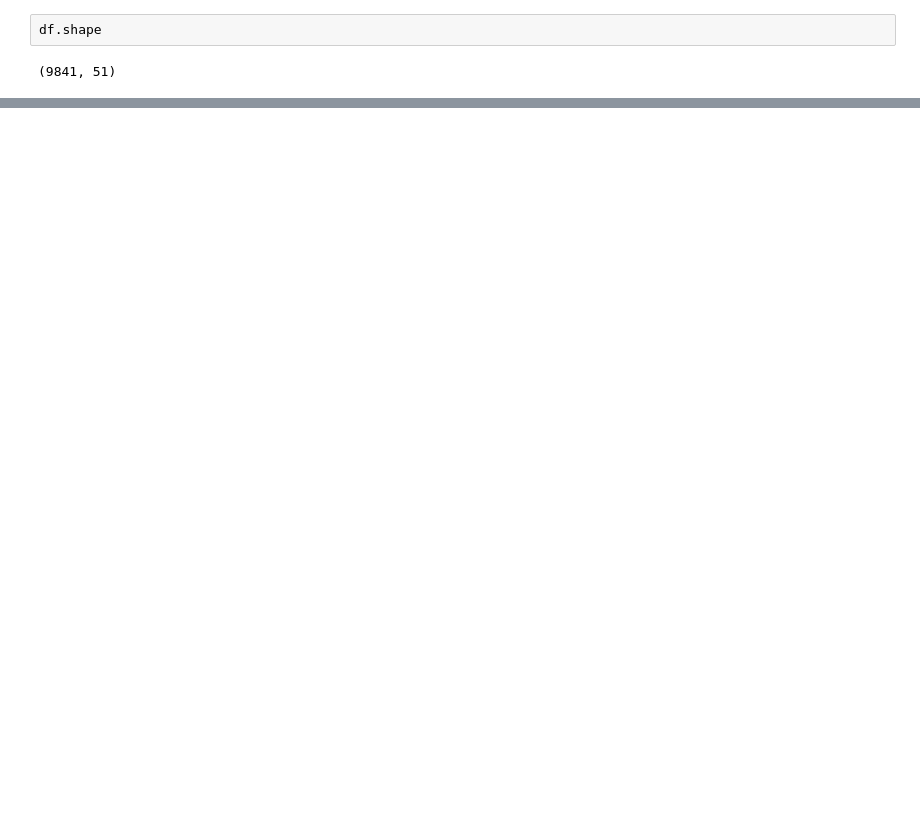
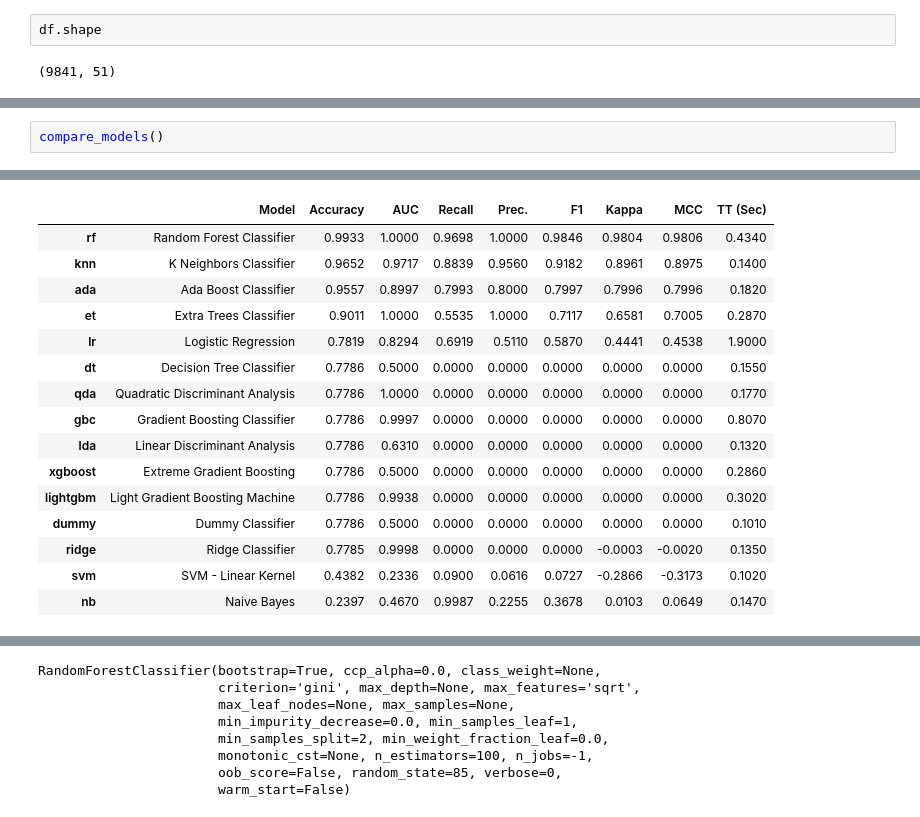
Before and after one commit to mohammadakhoundi1/Ethereum-Fraud-Detection, a Jupyter notebook: ET.ipynb, the cells around one changed output, grey strips where cells are left out. Drawn from its saved outputs; the diff is of its cells as text; blank space fills up the shorter version.

Commit message:
Initial commit reading data and basic analysis

```diff
--- a/ET.ipynb
+++ b/ET.ipynb
@@ -23,0 +57,3 @@ NameError: name 'dsad' is not defined
+# %%
+compare_models()
+# %% [output]
@@ -23,0 +61,16 @@ NameError: name 'dsad' is not defined
+|  | Model | Accuracy | AUC | Recall | Prec. | F1 | Kappa | MCC | TT (Sec) |
+| rf | Random Forest Classifier | 0.9933 | 1.0000 | 0.9698 | 1.0000 | 0.9846 | 0.9804 | 0.9806 | 0.4340 |
+| knn | K Neighbors Classifier | 0.9652 | 0.9717 | 0.8839 | 0.9560 | 0.9182 | 0.8961 | 0.8975 | 0.1400 |
+| ada | Ada Boost Classifier | 0.9557 | 0.8997 | 0.7993 | 0.8000 | 0.7997 | 0.7996 | 0.7996 | 0.1820 |
+| et | Extra Trees Classifier | 0.9011 | 1.0000 | 0.5535 | 1.0000 | 0.7117 | 0.6581 | 0.7005 | 0.2870 |
+| lr | Logistic Regression | 0.7819 | 0.8294 | 0.6919 | 0.5110 | 0.5870 | 0.4441 | 0.4538 | 1.9000 |
+| dt | Decision Tree Classifier | 0.7786 | 0.5000 | 0.0000 | 0.0000 | 0.0000 | 0.0000 | 0.0000 | 0.1550 |
+| qda | Quadratic Discriminant Analysis | 0.7786 | 1.0000 | 0.0000 | 0.0000 | 0.0000 | 0.0000 | 0.0000 | 0.1770 |
+| gbc | Gradient Boosting Classifier | 0.7786 | 0.9997 | 0.0000 | 0.0000 | 0.0000 | 0.0000 | 0.0000 | 0.8070 |
+| lda | Linear Discriminant Analysis | 0.7786 | 0.6310 | 0.0000 | 0.0000 | 0.0000 | 0.0000 | 0.0000 | 0.1320 |
+| xgboost | Extreme Gradient Boosting | 0.7786 | 0.5000 | 0.0000 | 0.0000 | 0.0000 | 0.0000 | 0.0000 | 0.2860 |
+| lightgbm | Light Gradient Boosting Machine | 0.7786 | 0.9938 | 0.0000 | 0.0000 | 0.0000 | 0.0000 | 0.0000 | 0.3020 |
+| dummy | Dummy Classifier | 0.7786 | 0.5000 | 0.0000 | 0.0000 | 0.0000 | 0.0000 | 0.0000 | 0.1010 |
+| ridge | Ridge Classifier | 0.7785 | 0.9998 | 0.0000 | 0.0000 | 0.0000 | -0.0003 | -0.0020 | 0.1350 |
+| svm | SVM - Linear Kernel | 0.4382 | 0.2336 | 0.0900 | 0.0616 | 0.0727 | -0.2866 | -0.3173 | 0.1020 |
+| nb | Naive Bayes | 0.2397 | 0.4670 | 0.9987 | 0.2255 | 0.3678 | 0.0103 | 0.0649 | 0.1470 |
@@ -23,0 +78,8 @@ NameError: name 'dsad' is not defined
+RandomForestClassifier(bootstrap=True, ccp_alpha=0.0, class_weight=None,
+                       criterion='gini', max_depth=None, max_features='sqrt',
+                       max_leaf_nodes=None, max_samples=None,
+                       min_impurity_decrease=0.0, min_samples_leaf=1,
+                       min_samples_split=2, min_weight_fraction_leaf=0.0,
+                       monotonic_cst=None, n_estimators=100, n_jobs=-1,
+                       oob_score=False, random_state=85, verbose=0,
+                       warm_start=False)
```
Also changed, not shown: parts of 13 cells of this notebook, 1 other file.
